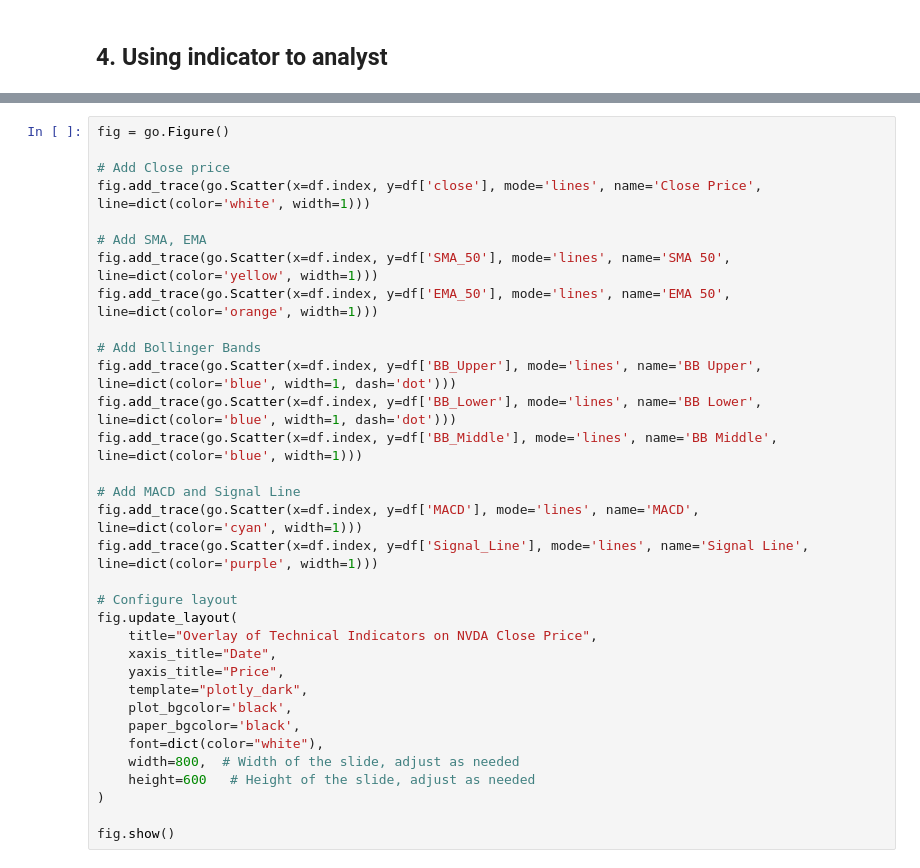
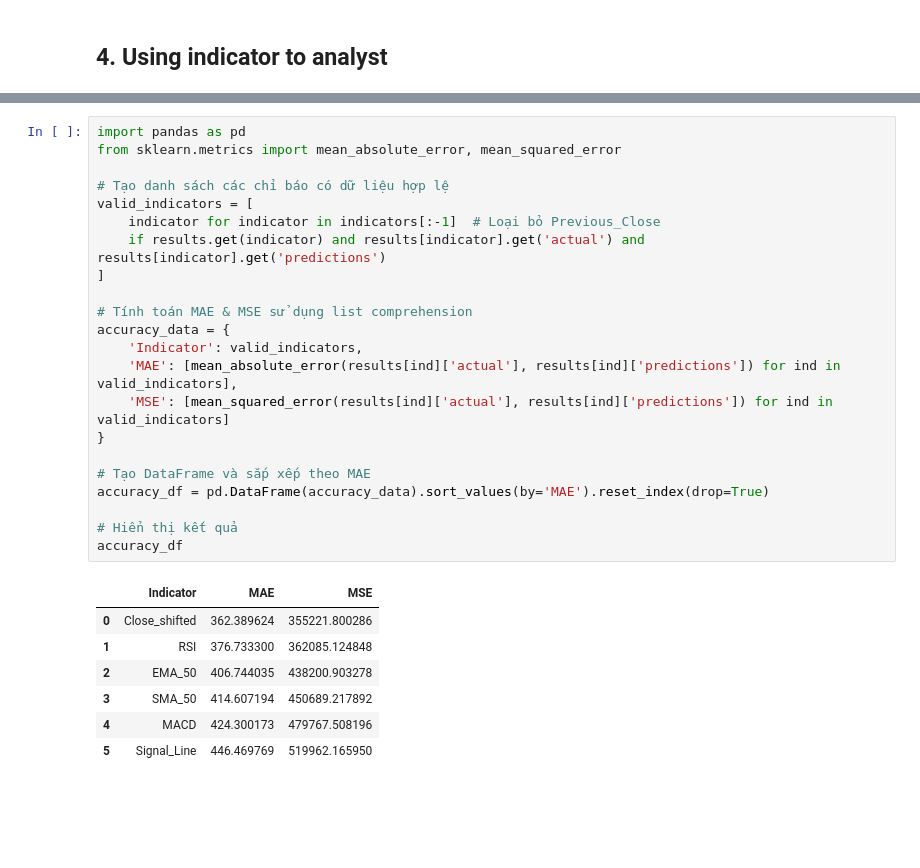
Before and after one commit to PNTLinh/Stock_TI, a Jupyter notebook: stock.ipynb, the cells around one changed output, grey strips where cells are left out. Saved outputs shown, nothing was run; the diff lists cells and outputs as text; blank space fills up the shorter version.

```diff
--- a/stock.ipynb
+++ b/stock.ipynb
@@ -321,33 +442,30 @@ fig.show()
-# %%
-fig = go.Figure()
-
-# Add Close price
-fig.add_trace(go.Scatter(x=df.index, y=df['close'], mode='lines', name='Close Price', line=dict(color='white', width=1)))
-
-# Add SMA, EMA
-fig.add_trace(go.Scatter(x=df.index, y=df['SMA_50'], mode='lines', name='SMA 50', line=dict(color='yellow', width=1)))
-fig.add_trace(go.Scatter(x=df.index, y=df['EMA_50'], mode='lines', name='EMA 50', line=dict(color='orange', width=1)))
-
-# Add Bollinger Bands
-fig.add_trace(go.Scatter(x=df.index, y=df['BB_Upper'], mode='lines', name='BB Upper', line=dict(color='blue', width=1, dash='dot')))
-fig.add_trace(go.Scatter(x=df.index, y=df['BB_Lower'], mode='lines', name='BB Lower', line=dict(color='blue', width=1, dash='dot')))
-fig.add_trace(go.Scatter(x=df.index, y=df['BB_Middle'], mode='lines', name='BB Middle', line=dict(color='blue', width=1)))
-
-# Add MACD and Signal Line
-fig.add_trace(go.Scatter(x=df.index, y=df['MACD'], mode='lines', name='MACD', line=dict(color='cyan', width=1)))
-fig.add_trace(go.Scatter(x=df.index, y=df['Signal_Line'], mode='lines', name='Signal Line', line=dict(color='purple', width=1)))
-
-# Configure layout
-fig.update_layout(
-    title="Overlay of Technical Indicators on NVDA Close Price",
-    xaxis_title="Date",
-    yaxis_title="Price",
-    template="plotly_dark",
-    plot_bgcolor='black',
-    paper_bgcolor='black',
-    font=dict(color="white"),
-    width=800,  # Width of the slide, adjust as needed
-    height=600   # Height of the slide, adjust as needed
-)
-
-fig.show()
+# %%
+import pandas as pd
+from sklearn.metrics import mean_absolute_error, mean_squared_error
+
+# Tạo danh sách các chỉ báo có dữ liệu hợp lệ
+valid_indicators = [
+    indicator for indicator in indicators[:-1]  # Loại bỏ Previous_Close
+    if results.get(indicator) and results[indicator].get('actual') and results[indicator].get('predictions')
+]
+
+# Tính toán MAE & MSE sử dụng list comprehension
+accuracy_data = {
+    'Indicator': valid_indicators,
+    'MAE': [mean_absolute_error(results[ind]['actual'], results[ind]['predictions']) for ind in valid_indicators],
+    'MSE': [mean_squared_error(results[ind]['actual'], results[ind]['predictions']) for ind in valid_indicators]
+}
+
+# Tạo DataFrame và sắp xếp theo MAE
+accuracy_df = pd.DataFrame(accuracy_data).sort_values(by='MAE').reset_index(drop=True)
+
+# Hiển thị kết quả
+accuracy_df
+# %% [output]
+|  | Indicator | MAE | MSE |
+| 0 | Close_shifted | 362.389624 | 355221.800286 |
+| 1 | RSI | 376.733300 | 362085.124848 |
+| 2 | EMA_50 | 406.744035 | 438200.903278 |
+| 3 | SMA_50 | 414.607194 | 450689.217892 |
+| 4 | MACD | 424.300173 | 479767.508196 |
+| 5 | Signal_Line | 446.469769 | 519962.165950 |
```
Also changed, not shown: parts of 32 cells of this notebook.
